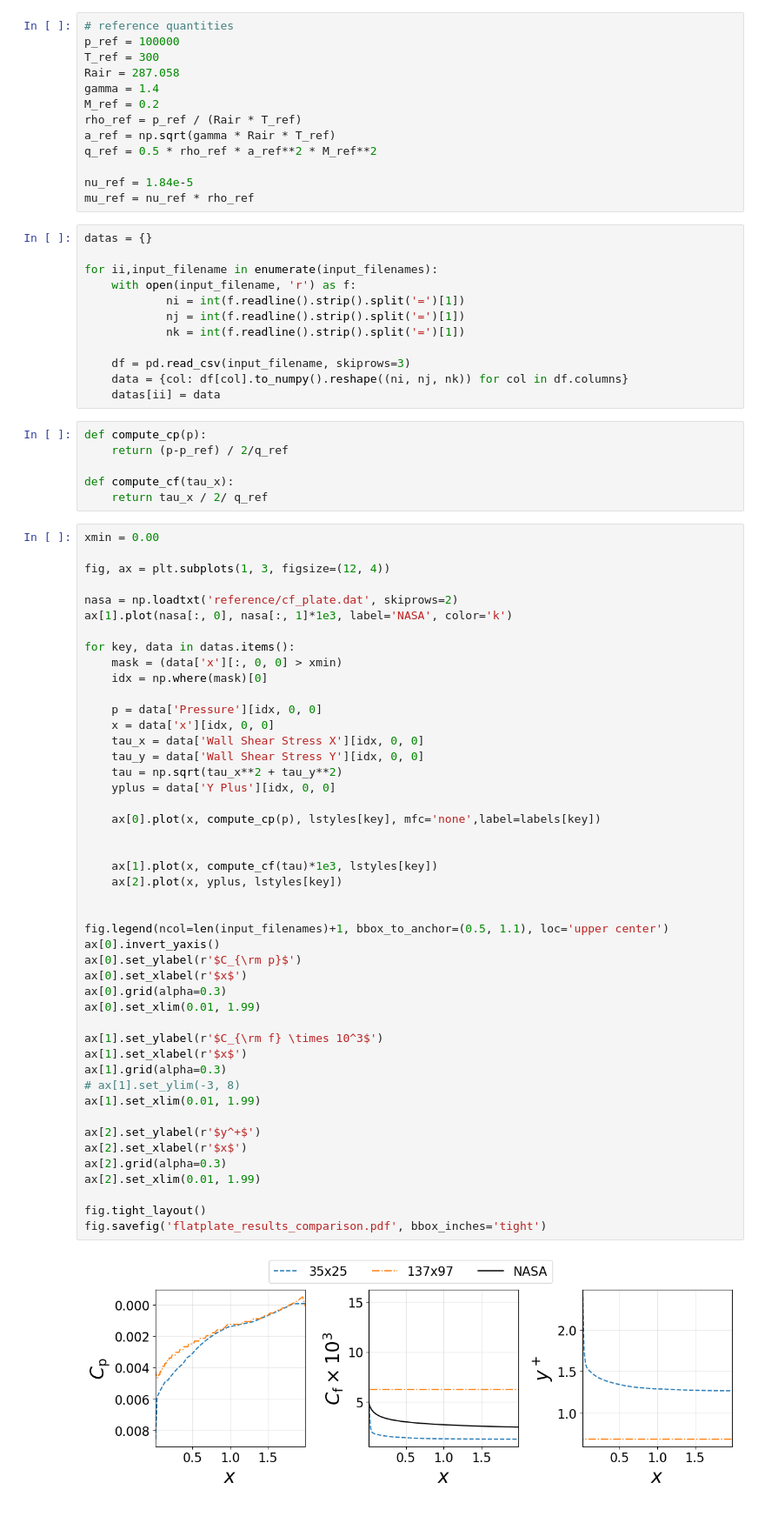
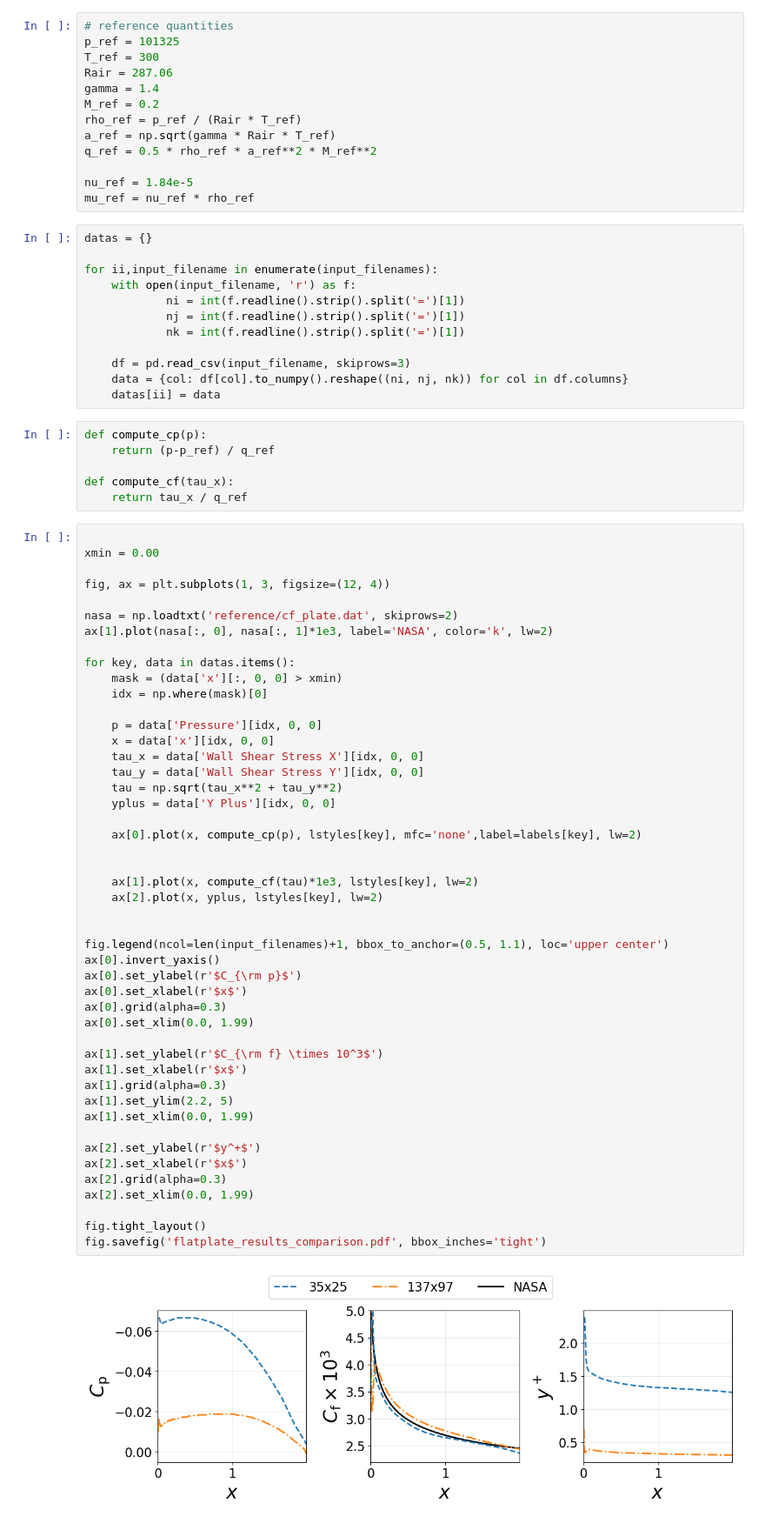
Before and after one commit to Propulsion-Power-TU-Delft/CTurboBFM, a Jupyter notebook: testcases/Turbulent_FlatPlate/03_Run/compare_results.ipynb, the cells around one changed output. Shown at 87% size. Saved outputs shown, nothing was run; the diff lists cells and outputs as text.

```diff
--- a/testcases/Turbulent_FlatPlate/03_Run/compare_results.ipynb
+++ b/testcases/Turbulent_FlatPlate/03_Run/compare_results.ipynb
@@ -24,9 +24,9 @@ lstyles = [
 ]
 # %%
 # reference quantities
-p_ref = 100000
+p_ref = 101325
 T_ref = 300
-Rair = 287.058
+Rair = 287.06
 gamma = 1.4
 M_ref = 0.2
 rho_ref = p_ref / (Rair * T_ref)
@@ -49,58 +49,59 @@ for ii,input_filename in enumerate(input_filenames):
     datas[ii] = data
 # %%
 def compute_cp(p):
-    return (p-p_ref) / 2/q_ref
+    return (p-p_ref) / q_ref
 
 def compute_cf(tau_x):
-    return tau_x / 2/ q_ref
+    return tau_x / q_ref
 # %%
+
 xmin = 0.00
 
 fig, ax = plt.subplots(1, 3, figsize=(12, 4))
 
 nasa = np.loadtxt('reference/cf_plate.dat', skiprows=2)
-ax[1].plot(nasa[:, 0], nasa[:, 1]*1e3, label='NASA', color='k')
+ax[1].plot(nasa[:, 0], nasa[:, 1]*1e3, label='NASA', color='k', lw=2)
 
 for key, data in datas.items():
     mask = (data['x'][:, 0, 0] > xmin)
     idx = np.where(mask)[0]
 
     p = data['Pressure'][idx, 0, 0]
     x = data['x'][idx, 0, 0]
     tau_x = data['Wall Shear Stress X'][idx, 0, 0]
     tau_y = data['Wall Shear Stress Y'][idx, 0, 0]
     tau = np.sqrt(tau_x**2 + tau_y**2)
     yplus = data['Y Plus'][idx, 0, 0]
 
-    ax[0].plot(x, compute_cp(p), lstyles[key], mfc='none',label=labels[key])
+    ax[0].plot(x, compute_cp(p), lstyles[key], mfc='none',label=labels[key], lw=2)
 
 
-    ax[1].plot(x, compute_cf(tau)*1e3, lstyles[key])
-    ax[2].plot(x, yplus, lstyles[key])
+    ax[1].plot(x, compute_cf(tau)*1e3, lstyles[key], lw=2)
+    ax[2].plot(x, yplus, lstyles[key], lw=2)
 
 
 fig.legend(ncol=len(input_filenames)+1, bbox_to_anchor=(0.5, 1.1), loc='upper center')
 ax[0].invert_yaxis()
 ax[0].set_ylabel(r'$C_{\rm p}$')
 ax[0].set_xlabel(r'$x$')
 ax[0].grid(alpha=0.3)
-ax[0].set_xlim(0.01, 1.99)
+ax[0].set_xlim(0.0, 1.99)
 
 ax[1].set_ylabel(r'$C_{\rm f} \times 10^3$')
 ax[1].set_xlabel(r'$x$')
 ax[1].grid(alpha=0.3)
-# ax[1].set_ylim(-3, 8)
-ax[1].set_xlim(0.01, 1.99)
+ax[1].set_ylim(2.2, 5)
+ax[1].set_xlim(0.0, 1.99)
 
 ax[2].set_ylabel(r'$y^+$')
 ax[2].set_xlabel(r'$x$')
 ax[2].grid(alpha=0.3)
-ax[2].set_xlim(0.01, 1.99)
+ax[2].set_xlim(0.0, 1.99)
 
 fig.tight_layout()
 fig.savefig('flatplate_results_comparison.pdf', bbox_inches='tight')
 # %% [output]
-[figure, old version]
+[figure, new version]
 # %%
 xmin = 0.0
 xmax = 2.0
```
Also changed, not shown: parts of 4 cells of this notebook, 13 other files.
